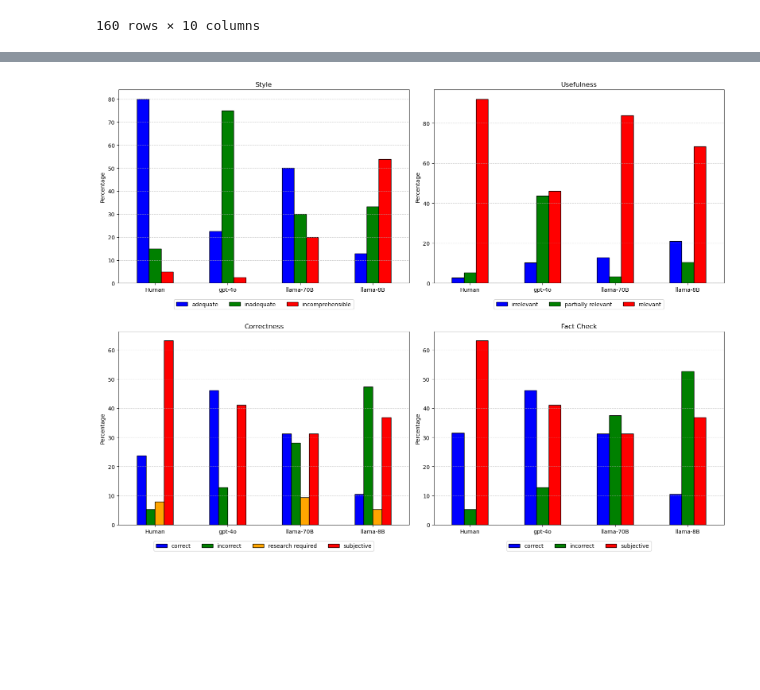
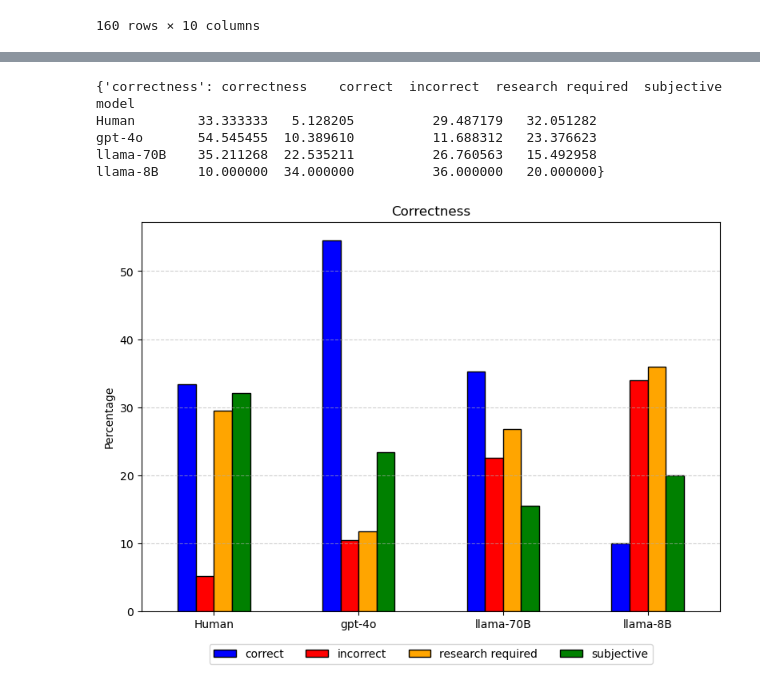
Before and after one commit to Boffl/BullingerDigitalLMFootnotes, a Jupyter notebook: evaluate/human_eval.ipynb, the cells around one changed output, grey strips where cells are left out. Cells and saved outputs as stored; diff of their text form; code cells hidden in the pictures; blank space fills up the shorter version.

Commit message:
new eval plots

```diff
--- a/evaluate/human_eval.ipynb
+++ b/evaluate/human_eval.ipynb
@@ -290,11 +385,17 @@ luca_df
 # %%
 import os
-
-fig = plot_human_eval(luca_df)
+full_df = pd.concat([luca_df, tj_df])
+fig = plot_human_eval(full_df, categories=["correctness"])
 if False:
     plot_folder = os.path.abspath(r"/mnt/c/Users/nik_b/Documents/UZH/CL/Master_thesis_text/master-thesis/images/plots")
     # plot_folder = "../plots"
-    plot_name = "humanEval-LB.pdf"
+    plot_name = "humanEval-correctness.pdf"
     plt.savefig(os.path.join(plot_folder, plot_name), dpi=300, bbox_inches='tight',format='pdf')
 # %% [output]
+{'correctness': correctness    correct  incorrect  research required  subjective
+model
+Human        33.333333   5.128205          29.487179   32.051282
+gpt-4o       54.545455  10.389610          11.688312   23.376623
+llama-70B    35.211268  22.535211          26.760563   15.492958
+llama-8B     10.000000  34.000000          36.000000   20.000000}
-[figure, old version]
+[figure, new version]
```
Also changed, not shown: parts of 11 cells of this notebook, 1 other file.
